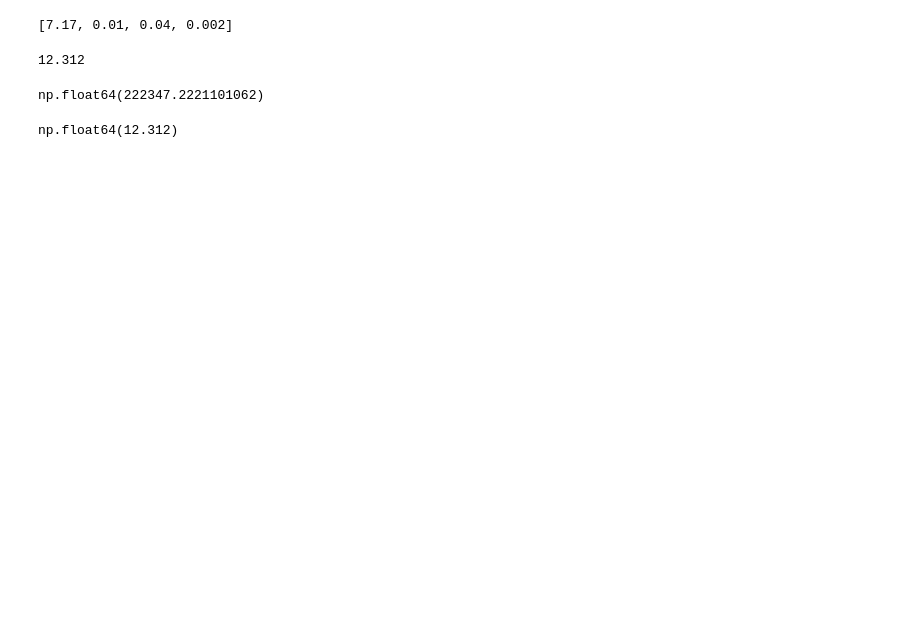
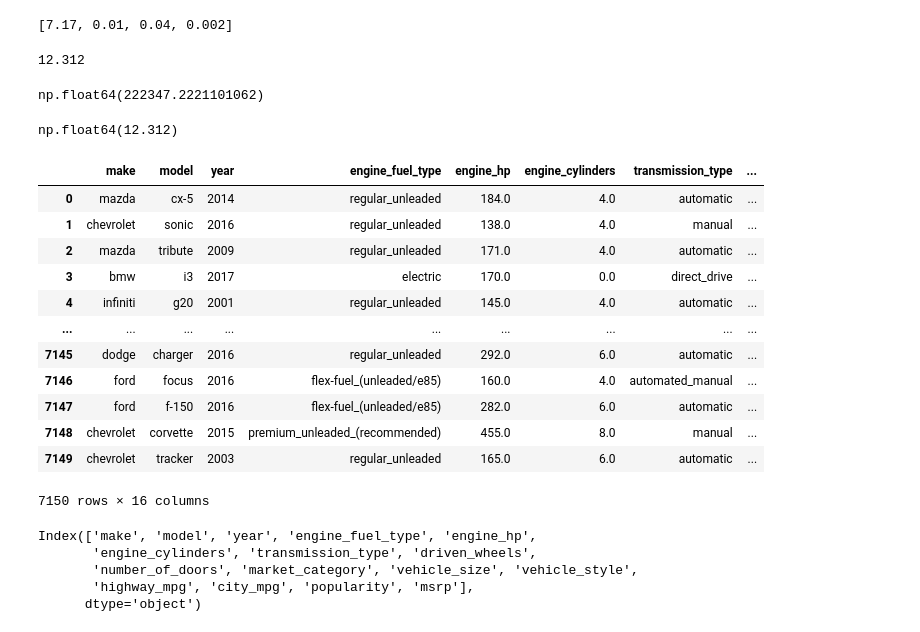
Before and after one commit to Developer-Abnam/machine-learning-zoomcamp-homework2, a Jupyter notebook: 02_car_price_prediction/2.2_data_prepration.ipynb, the cells around one changed output. Saved outputs shown, nothing was run; the diff lists cells and outputs as text; code cells hidden in the pictures; blank space fills up the shorter version.

```diff
--- a/02_car_price_prediction/2.2_data_prepration.ipynb
+++ b/02_car_price_prediction/2.2_data_prepration.ipynb
@@ -359,3 +358,27 @@ np.float64(222347.2221101062)
 np.log1p(222347.2221101062)
 # %% [output]
 np.float64(12.312)
+# %%
+df_train
+# %% [output]
+|  | make | model | year | engine_fuel_type | engine_hp | engine_cylinders | transmission_type | ... |
+| 0 | mazda | cx-5 | 2014 | regular_unleaded | 184.0 | 4.0 | automatic | ... |
+| 1 | chevrolet | sonic | 2016 | regular_unleaded | 138.0 | 4.0 | manual | ... |
+| 2 | mazda | tribute | 2009 | regular_unleaded | 171.0 | 4.0 | automatic | ... |
+| 3 | bmw | i3 | 2017 | electric | 170.0 | 0.0 | direct_drive | ... |
+| 4 | infiniti | g20 | 2001 | regular_unleaded | 145.0 | 4.0 | automatic | ... |
+| ... | ... | ... | ... | ... | ... | ... | ... | ... |
+| 7145 | dodge | charger | 2016 | regular_unleaded | 292.0 | 6.0 | automatic | ... |
+| 7146 | ford | focus | 2016 | flex-fuel_(unleaded/e85) | 160.0 | 4.0 | automated_manual | ... |
+| 7147 | ford | f-150 | 2016 | flex-fuel_(unleaded/e85) | 282.0 | 6.0 | automatic | ... |
+| 7148 | chevrolet | corvette | 2015 | premium_unleaded_(recommended) | 455.0 | 8.0 | manual | ... |
+| 7149 | chevrolet | tracker | 2003 | regular_unleaded | 165.0 | 6.0 | automatic | ... |
+7150 rows × 16 columns
+# %%
+df_train.columns
+# %% [output]
+Index(['make', 'model', 'year', 'engine_fuel_type', 'engine_hp',
+       'engine_cylinders', 'transmission_type', 'driven_wheels',
+       'number_of_doors', 'market_category', 'vehicle_size', 'vehicle_style',
+       'highway_mpg', 'city_mpg', 'popularity', 'msrp'],
+      dtype='object')
```
Also changed, not shown: parts of 13 cells of this notebook, 1 other file.
